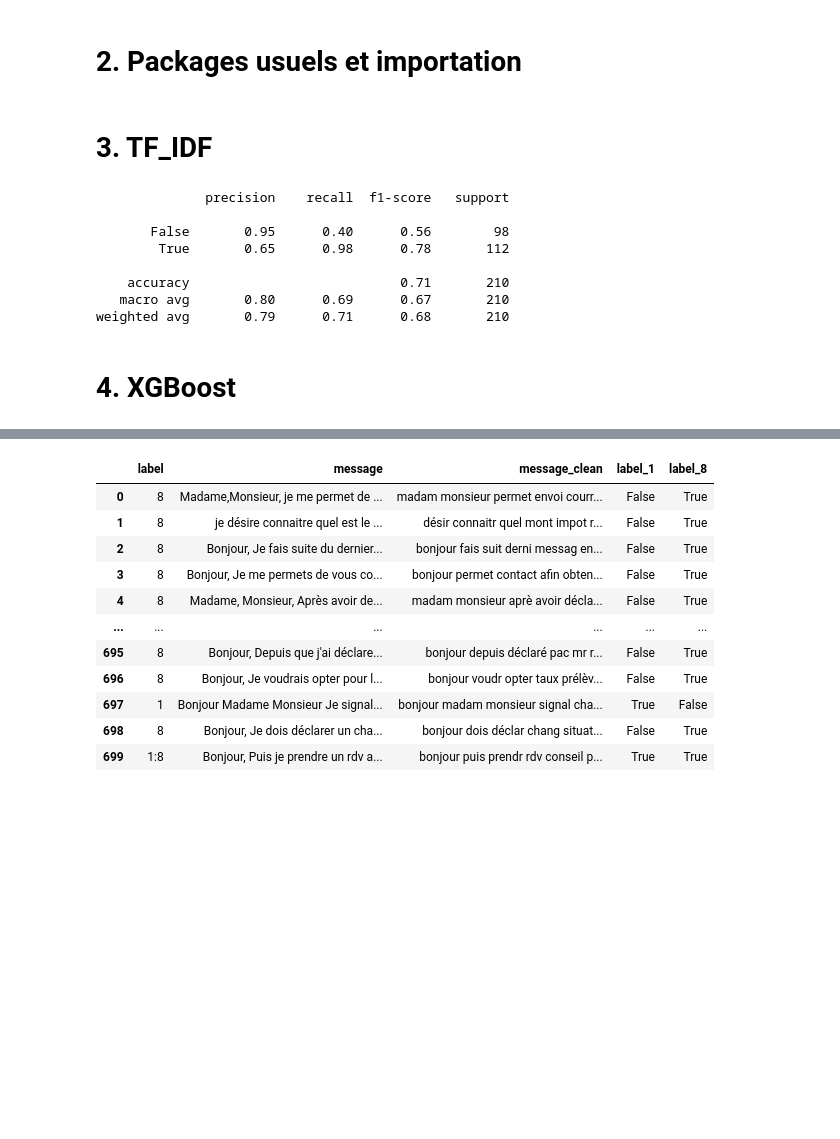
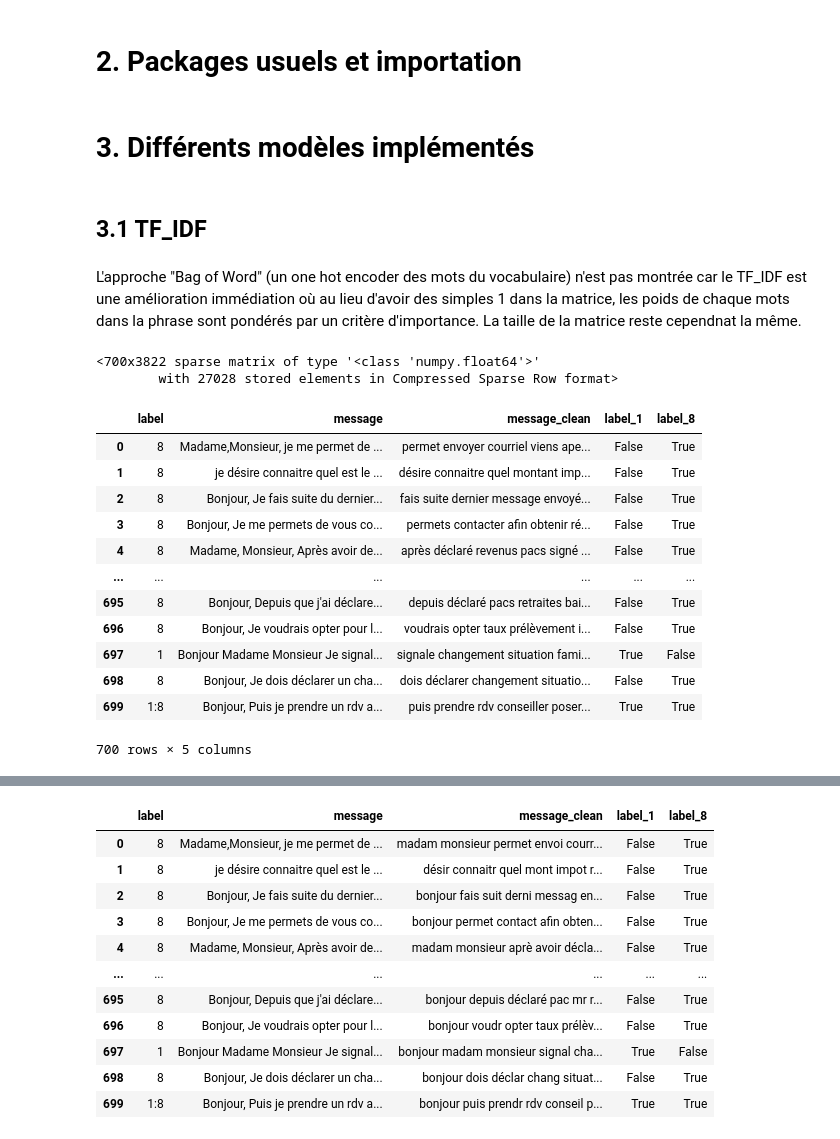
Before and after one commit to TitouanBlaize/dgfip_testnlp, a Jupyter notebook: 2. Models.ipynb, the cells around one changed output, grey strips where cells are left out. Saved outputs shown, nothing was run; the diff lists cells and outputs as text; code cells hidden in the pictures; blank space fills up the shorter version.

```diff
--- a/2. Models.ipynb
+++ b/2. Models.ipynb
@@ -47,14 +58,39 @@ df_train["label_8"] = df_train["label"].apply(lambda x : "8" in x)
 # Transformer en une liste
 documents = df_train["message_clean"].tolist()
 labels = df_train["label_1"].tolist()
+# %% [markdown]
+# 3. Différents modèles implémentés
 # %% [markdown]
-# 3. TF_IDF
+## 3.1 TF_IDF
+# %% [markdown]
+L'approche "Bag of Word" (un one hot encoder des mots du vocabulaire) n'est pas montrée car le TF_IDF est une amélioration immédiation où au lieu d'avoir des simples 1 dans la matrice, les poids de chaque mots dans la phrase sont pondérés par un critère d'importance. La taille de la matrice reste cependnat la même.
 # %%
 # Initialize the TF-IDF Vectorizer
 vectorizer = TfidfVectorizer()
 
 # Fit and transform the documents
 X = vectorizer.fit_transform(documents)
+# %%
+X
+# %% [output]
+<700x3822 sparse matrix of type '<class 'numpy.float64'>'
+        with 27028 stored elements in Compressed Sparse Row format>
+# %%
+df_train
+# %% [output]
+|  | label | message | message_clean | label_1 | label_8 |
+| 0 | 8 | Madame,Monsieur, je me permet de ... | permet envoyer courriel viens ape... | False | True |
+| 1 | 8 | je désire connaitre quel est le ... | désire connaitre quel montant imp... | False | True |
+| 2 | 8 | Bonjour, Je fais suite du dernier... | fais suite dernier message envoyé... | False | True |
+| 3 | 8 | Bonjour, Je me permets de vous co... | permets contacter afin obtenir ré... | False | True |
+| 4 | 8 | Madame, Monsieur, Après avoir de... | après déclaré revenus pacs signé ... | False | True |
+| ... | ... | ... | ... | ... | ... |
+| 695 | 8 | Bonjour, Depuis que j'ai déclare... | depuis déclaré pacs retraites bai... | False | True |
+| 696 | 8 | Bonjour, Je voudrais opter pour l... | voudrais opter taux prélèvement i... | False | True |
+| 697 | 1 | Bonjour Madame Monsieur Je signal... | signale changement situation fami... | True | False |
+| 698 | 8 | Bonjour, Je dois déclarer un cha... | dois déclarer changement situatio... | False | True |
+| 699 | 1:8 | Bonjour, Puis je prendre un rdv a... | puis prendre rdv conseiller poser... | True | True |
+700 rows × 5 columns
 # %%
 # Step 3: Train a classifier
 X_train, X_test, y_train, y_test = train_test_split(X, labels, test_size=0.3, random_state=42)
@@ -65,16 +101,3 @@ classifier.fit(X_train, y_train)
 y_pred = classifier.predict(X_test)
 accuracy = accuracy_score(y_test, y_pred)
 report = classification_report(y_test, y_pred)
-# %%
-print(report)
-# %% [output]
-              precision    recall  f1-score   support
-
-       False       0.95      0.40      0.56        98
-        True       0.65      0.98      0.78       112
-
-    accuracy                           0.71       210
-   macro avg       0.80      0.69      0.67       210
-weighted avg       0.79      0.71      0.68       210
-# %% [markdown]
-# 4. XGBoost
```
Also changed, not shown: parts of 18 cells of this notebook, 8 other files.
